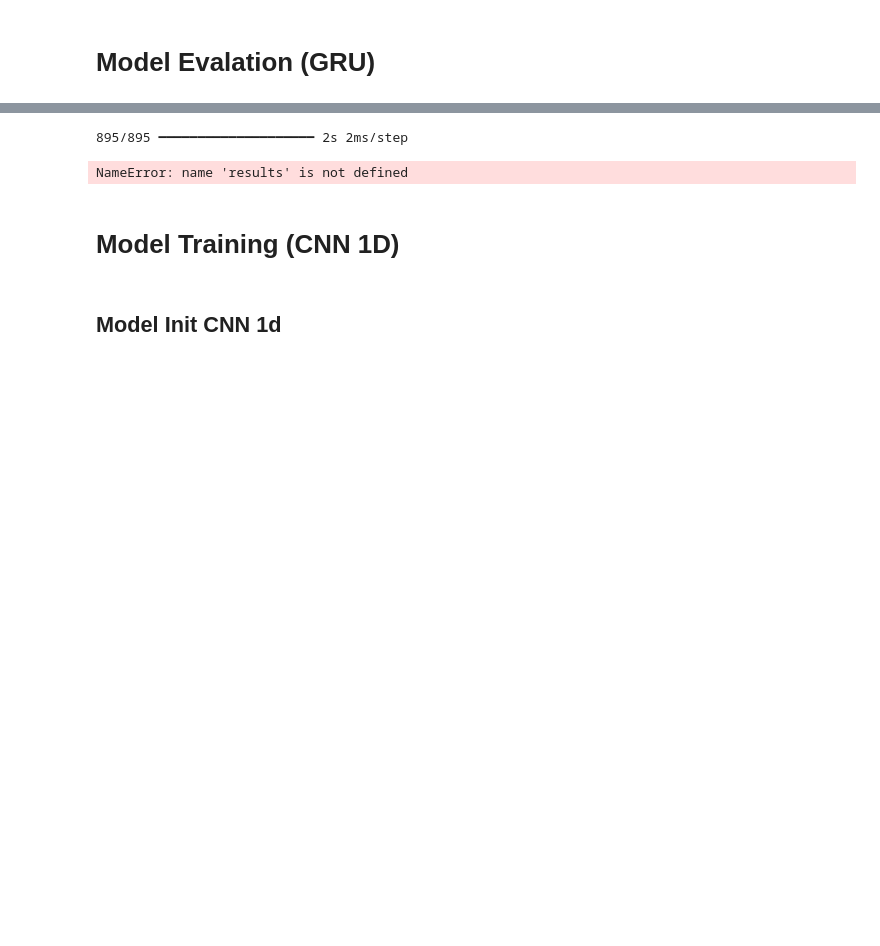
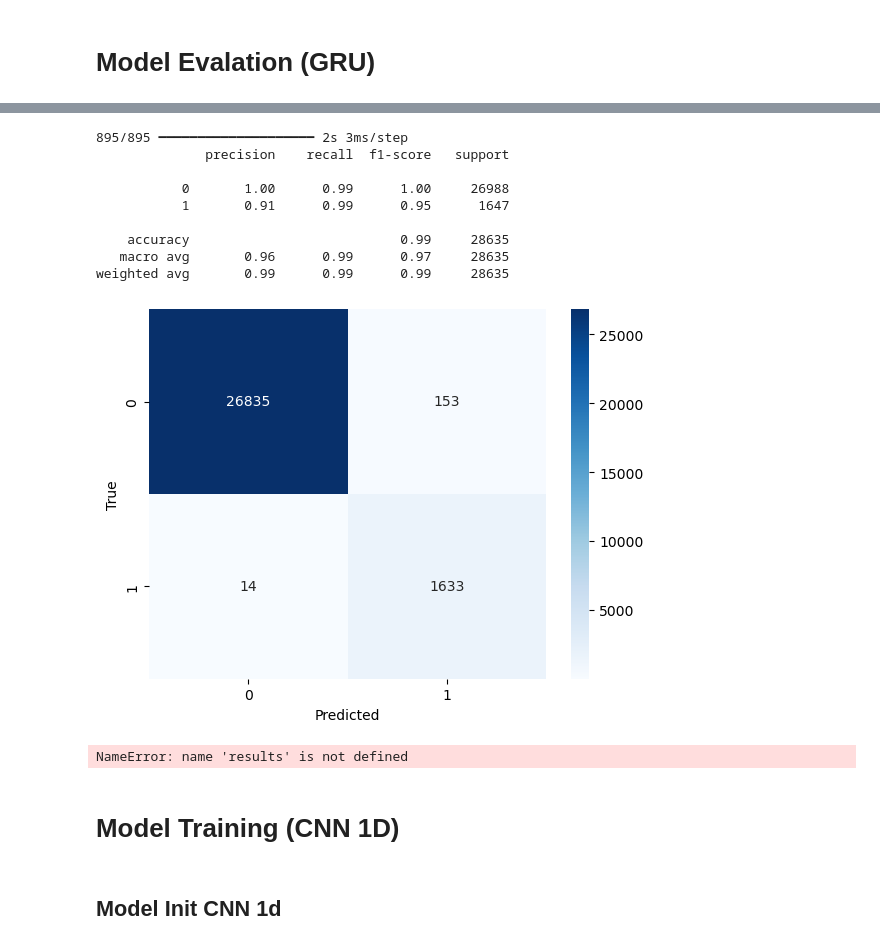
Before and after one commit to TurmaeUrsorum/Pump-Sensor-Time-Series, a Jupyter notebook: notebooks/RND.ipynb, the cells around one changed output, grey strips where cells are left out. Cells and saved outputs as stored; diff of their text form; code cells hidden in the pictures; blank space fills up the shorter version.

```diff
--- a/notebooks/RND.ipynb
+++ b/notebooks/RND.ipynb
@@ -1040,12 +1040,29 @@ plt.show()
 # %%
 import time
 
 start_time = time.time()
 
 y_pred_prob = model.predict(X_test_seq)
 y_pred = (y_pred_prob > 0.5).astype(int).flatten()
+
+print(classification_report(y_test_seq, y_pred))
+
+cm = confusion_matrix(y_test_seq, y_pred)
+sns.heatmap(cm, annot=True, fmt='d', cmap='Blues')
+plt.xlabel('Predicted')
+plt.ylabel('True')
+plt.show()
 # %% [output]
-895/895 ━━━━━━━━━━━━━━━━━━━━ 2s 2ms/step
+895/895 ━━━━━━━━━━━━━━━━━━━━ 2s 3ms/step
+              precision    recall  f1-score   support
+
+           0       1.00      0.99      1.00     26988
+           1       0.91      0.99      0.95      1647
+
+    accuracy                           0.99     28635
+   macro avg       0.96      0.99      0.97     28635
+weighted avg       0.99      0.99      0.99     28635
+[figure, added]
 # %%
 from sklearn.metrics import accuracy_score, precision_score, recall_score, f1_score
 from datetime import datetime
```
Also changed, not shown: parts of 8 cells of this notebook.
